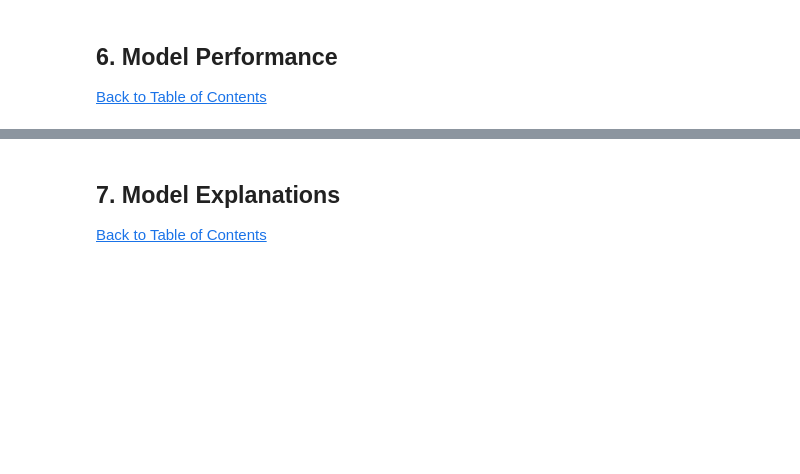
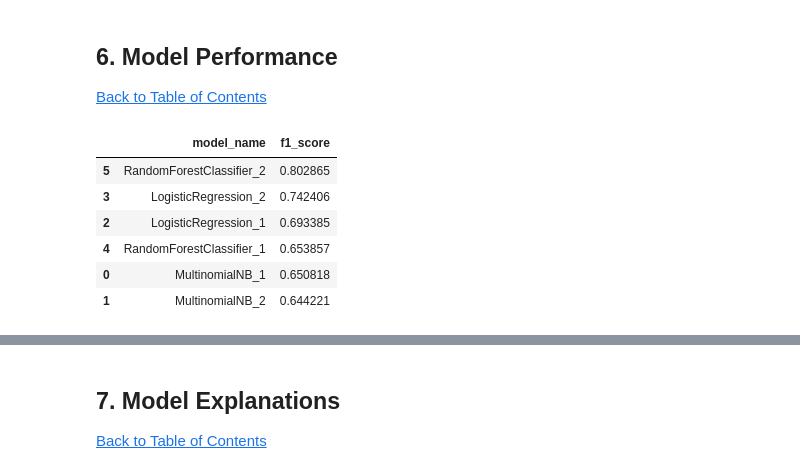
Before and after one commit to RogerA11/Team-GM4-classification-predict, a Jupyter notebook: Alette Baloyi/edsa_climate_change_belief_analysis_2022.ipynb, the cells around one changed output, grey strips where cells are left out. Saved outputs shown, nothing was run; the diff lists cells and outputs as text; code cells hidden in the pictures; blank space fills up the shorter version.

```diff
--- a/Alette Baloyi/edsa_climate_change_belief_analysis_2022.ipynb
+++ b/Alette Baloyi/edsa_climate_change_belief_analysis_2022.ipynb
@@ -579,0 +720,10 @@ macro f1 score: 0.6442212472138351
+# %%
+model_comp_df.sort_values('f1_score',ascending=False)
+# %% [output]
+|  | model_name | f1_score |
+| 5 | RandomForestClassifier_2 | 0.802865 |
+| 3 | LogisticRegression_2 | 0.742406 |
+| 2 | LogisticRegression_1 | 0.693385 |
+| 4 | RandomForestClassifier_1 | 0.653857 |
+| 0 | MultinomialNB_1 | 0.650818 |
+| 1 | MultinomialNB_2 | 0.644221 |
```
Also changed, not shown: parts of 25 cells of this notebook, 4 other files.
